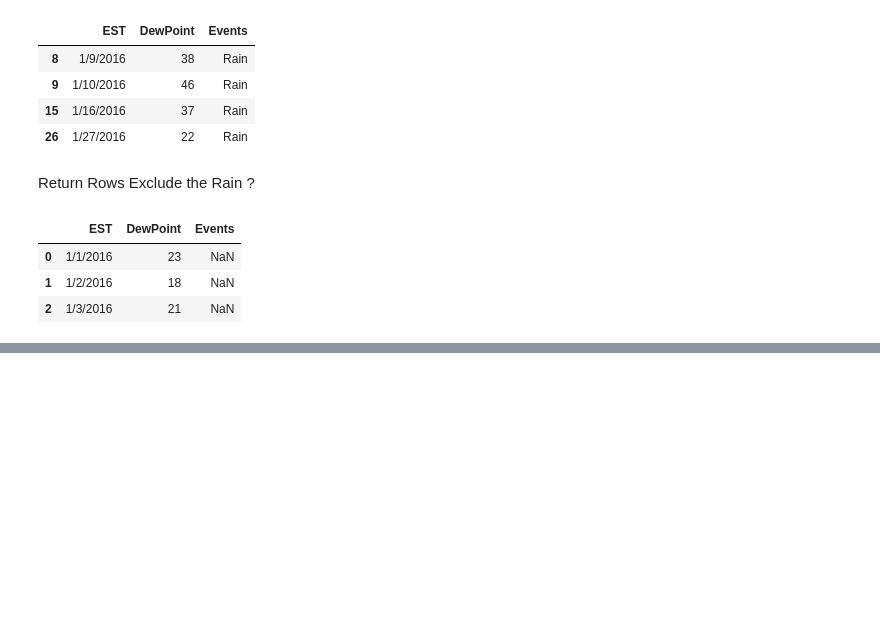
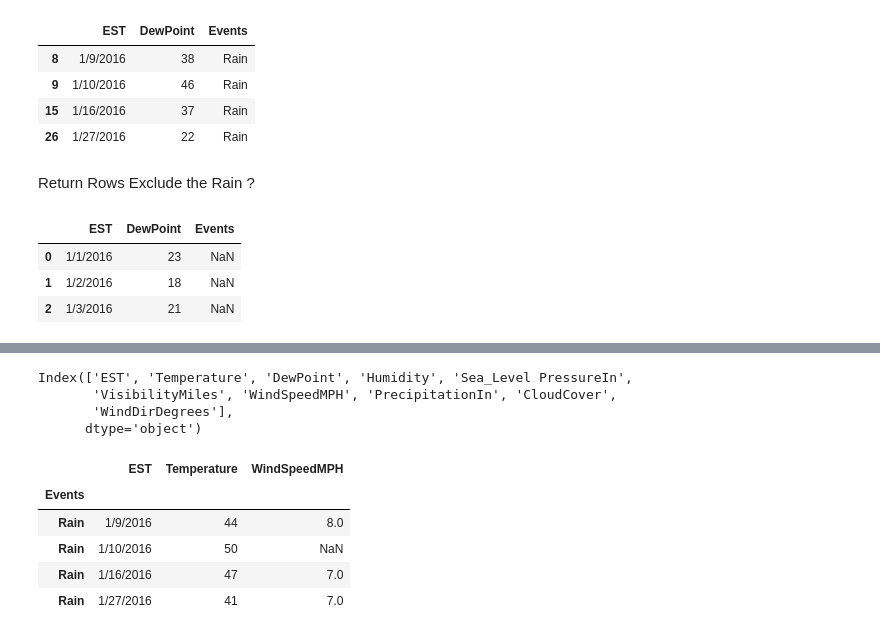
Before and after one commit to utkarshsharma012/amdocs_python, a Jupyter notebook: Day8_/Intro_Pandas.ipynb, the cells around one changed output, grey strips where cells are left out. Drawn from its saved outputs; the diff is of its cells as text; code cells hidden in the pictures; blank space fills up the shorter version.

```diff
--- a/Day8_/Intro_Pandas.ipynb
+++ b/Day8_/Intro_Pandas.ipynb
@@ -221,0 +291,3 @@ df['WindSpeedMPH']
+# %%
+df.set_index('Events',inplace=True)
+df.index
@@ -221,0 +302,16 @@ df['WindSpeedMPH']
+# %%
+df.columns
+# %% [output]
+Index(['EST', 'Temperature', 'DewPoint', 'Humidity', 'Sea_Level PressureIn',
+       'VisibilityMiles', 'WindSpeedMPH', 'PrecipitationIn', 'CloudCover',
+       'WindDirDegrees'],
+      dtype='object')
+# %%
+df.loc['Rain',['EST','Temperature','WindSpeedMPH']]
+# %% [output]
+|  | EST | Temperature | WindSpeedMPH |
+| Events |  |  |  |
+| Rain | 1/9/2016 | 44 | 8.0 |
+| Rain | 1/10/2016 | 50 | NaN |
+| Rain | 1/16/2016 | 47 | 7.0 |
+| Rain | 1/27/2016 | 41 | 7.0 |
```
Also changed, not shown: parts of 14 cells of this notebook.
